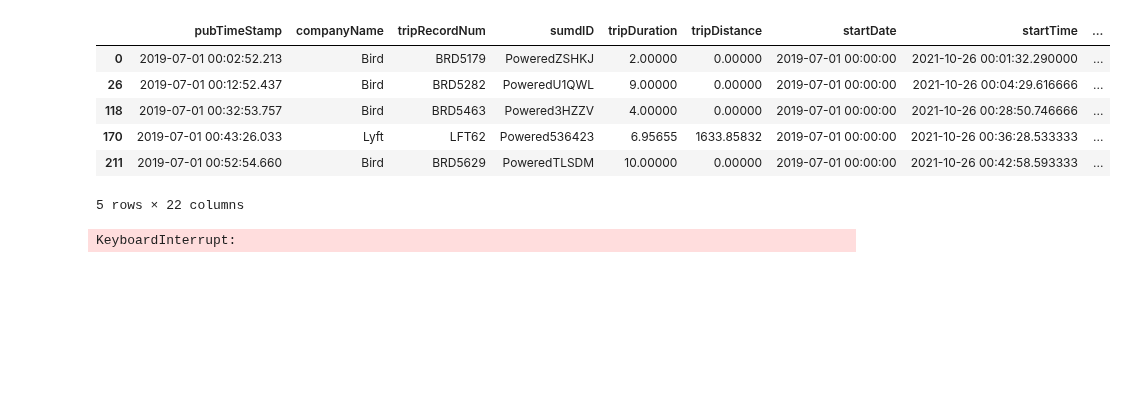
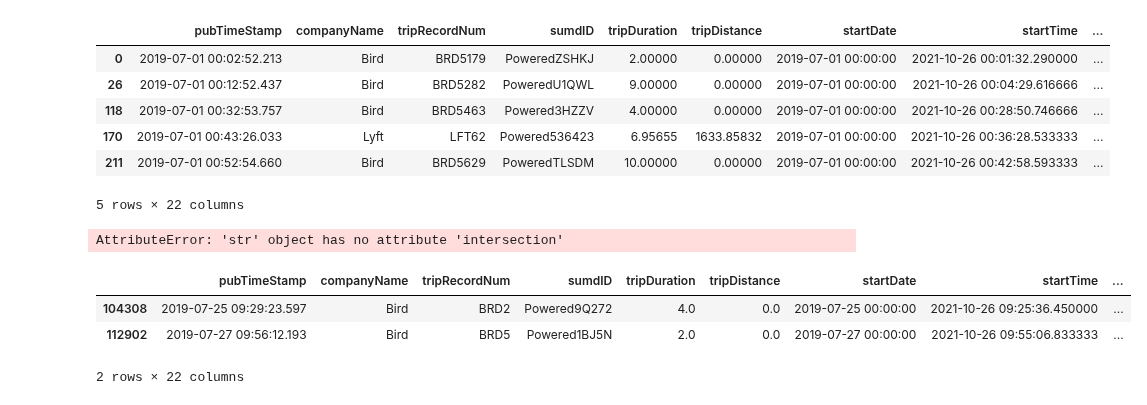
Before and after one commit to Quezadajl/nashville-scooters-project, a Jupyter notebook: notebooks/scooter_trips.ipynb, the cells around one changed output. Cells and saved outputs as stored; diff of their text form; code cells hidden in the pictures; blank space fills up the shorter version.

```diff
--- a/notebooks/scooter_trips.ipynb
+++ b/notebooks/scooter_trips.ipynb
@@ -214,8 +248,15 @@ rides_by_zip.head()
 | 170 | 2019-07-01 00:43:26.033 | Lyft | LFT62 | Powered536423 | 6.95655 | 1633.85832 | 2019-07-01 00:00:00 | 2021-10-26 00:36:28.533333 | ... |
 | 211 | 2019-07-01 00:52:54.660 | Bird | BRD5629 | PoweredTLSDM | 10.00000 | 0.00000 | 2019-07-01 00:00:00 | 2021-10-26 00:42:58.593333 | ... |
 5 rows × 22 columns
+# %%
+scooters_in_37201 = rides_by_zip['zip'] == '37201'.intersection(rides_by_zip['hour'] == '7')
+scooters_in_37201.shape
+# %% [output]
+AttributeError: 'str' object has no attribute 'intersection'
 # %%
-plt.bar(rides_by_zip.zip, rides_by_zip.hour)
-plt.show()
+rides_by_zip.loc[(rides_by_zip['zip'] == '37201') & (rides_by_zip['hour'] == 9)]
 # %% [output]
+|  | pubTimeStamp | companyName | tripRecordNum | sumdID | tripDuration | tripDistance | startDate | startTime | ... |
+| 104308 | 2019-07-25 09:29:23.597 | Bird | BRD2 | Powered9Q272 | 4.0 | 0.0 | 2019-07-25 00:00:00 | 2021-10-26 09:25:36.450000 | ... |
+| 112902 | 2019-07-27 09:56:12.193 | Bird | BRD5 | Powered1BJ5N | 2.0 | 0.0 | 2019-07-27 00:00:00 | 2021-10-26 09:55:06.833333 | ... |
-KeyboardInterrupt:
+2 rows × 22 columns
```
Also changed, not shown: parts of 8 cells of this notebook, 2 other files.
